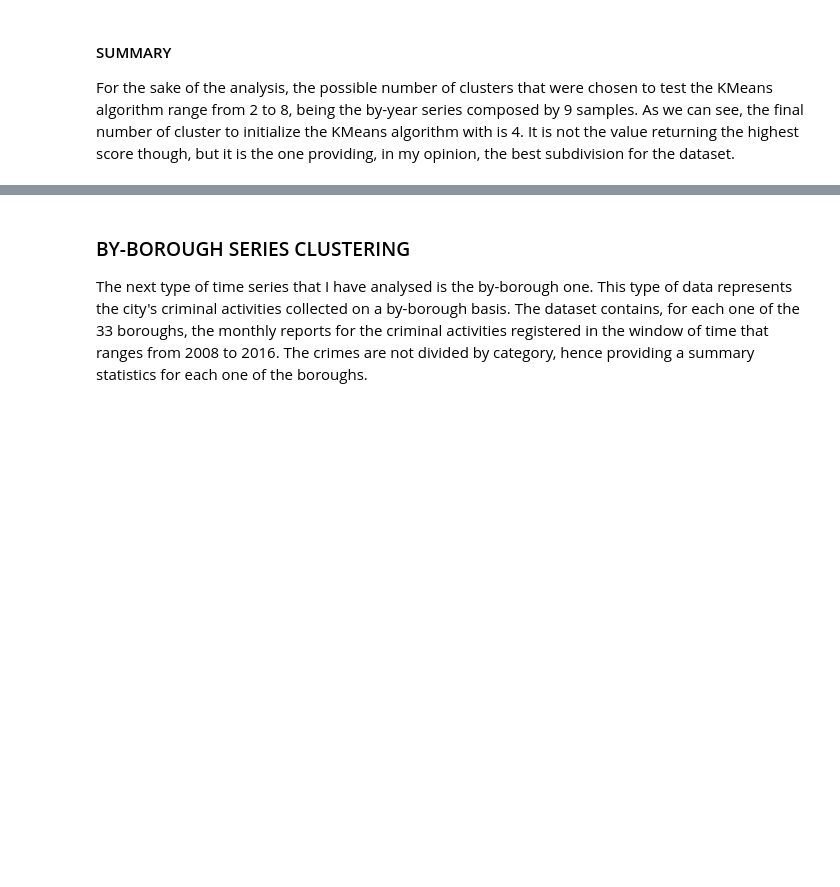
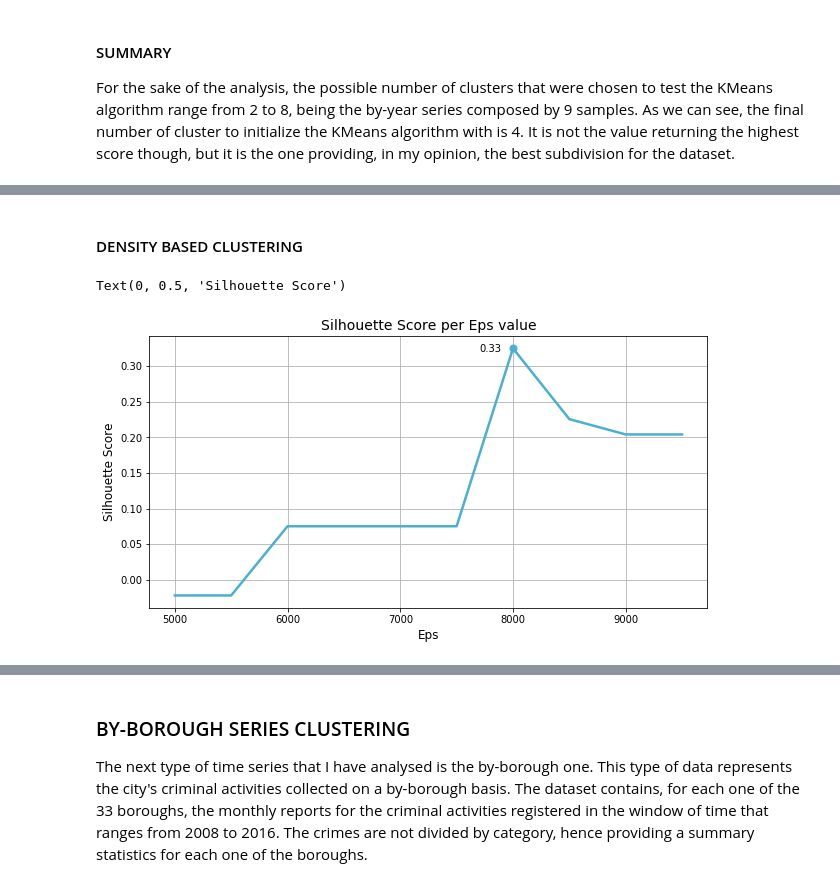
Before and after one commit to germz01/london_crime_data_analysis, a Jupyter notebook: notebooks/cluster_analysis.ipynb, the cells around one changed output, grey strips where cells are left out. Cells and saved outputs as stored; diff of their text form; code cells hidden in the pictures; blank space fills up the shorter version.

```diff
--- a/notebooks/cluster_analysis.ipynb
+++ b/notebooks/cluster_analysis.ipynb
@@ -31,6 +34,10 @@ from sklearn.cluster import KMeans
 from sklearn.metrics import silhouette_score
 
 %matplotlib inline
+# %%
+mpl.rcParams['axes.labelsize'] = 12
+mpl.rcParams['axes.titlesize'] = 14
+mpl.rcParams['figure.titlesize'] = 16
 # %% [markdown]
 ### BY-YEAR SERIES CLUSTERING
 
@@ -134,0 +142,25 @@ kmeans
+# %% [markdown]
+#### DENSITY BASED CLUSTERING
+# %%
+dbscan_trials = {}
+
+for i in range(1000, 10001, 500):
+    try:
+        dbscan = DBSCAN(eps=i, min_samples=2).fit_predict(ts_by_year_matrix)
+        dbscan_trials[i]= silhouette_score(ts_by_year_matrix, dbscan)
+    except:
+        continue
+
+plt.figure(figsize=(10, 5))
+plt.plot(list(dbscan_trials.keys()), list(dbscan_trials.values()),
+         linewidth=2.5, color='#4bafd1', marker='o', markersize=7.0,
+         markevery=[6])
+plt.annotate(round(dbscan_trials[8000], 2),
+             (7700, dbscan_trials[8000] - 0.005))
+plt.grid()
+plt.title('Silhouette Score per Eps value')
+plt.xlabel('Eps')
+plt.ylabel('Silhouette Score')
+# %% [output]
+Text(0, 0.5, 'Silhouette Score')
+[figure, added]
```
Also changed, not shown: parts of 15 cells of this notebook, 6 other files.
